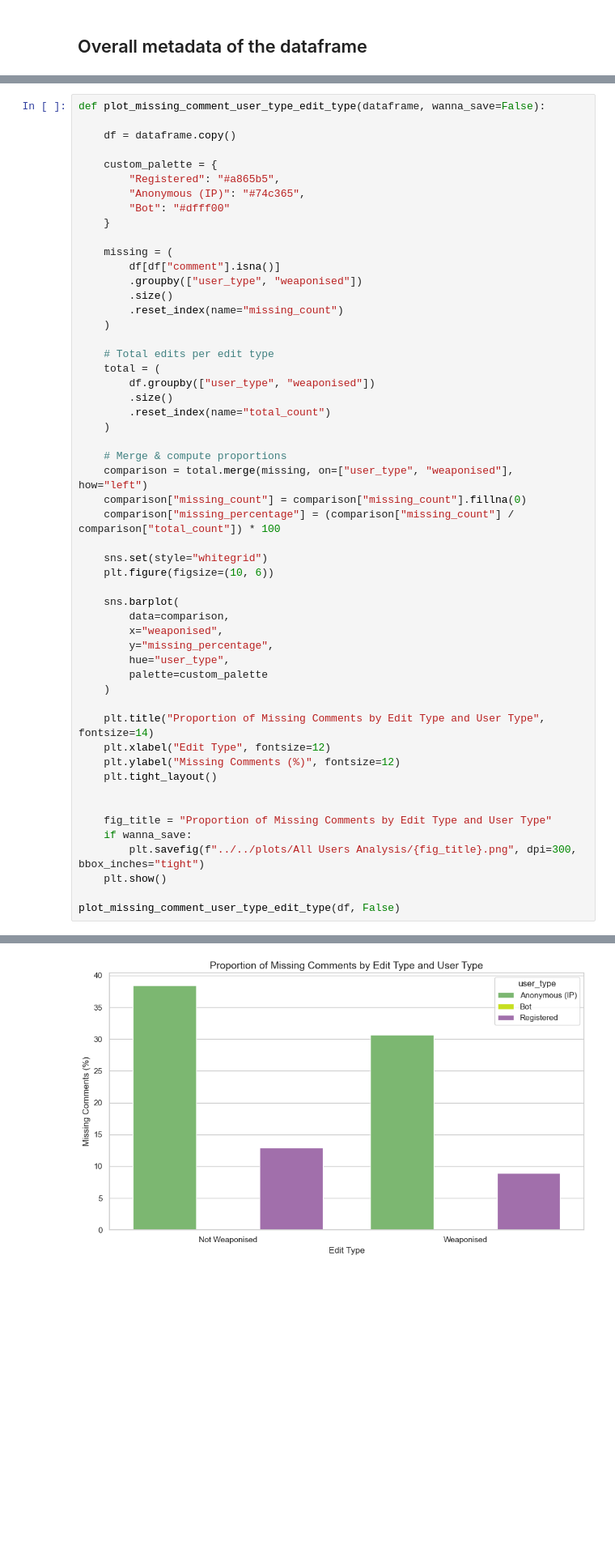
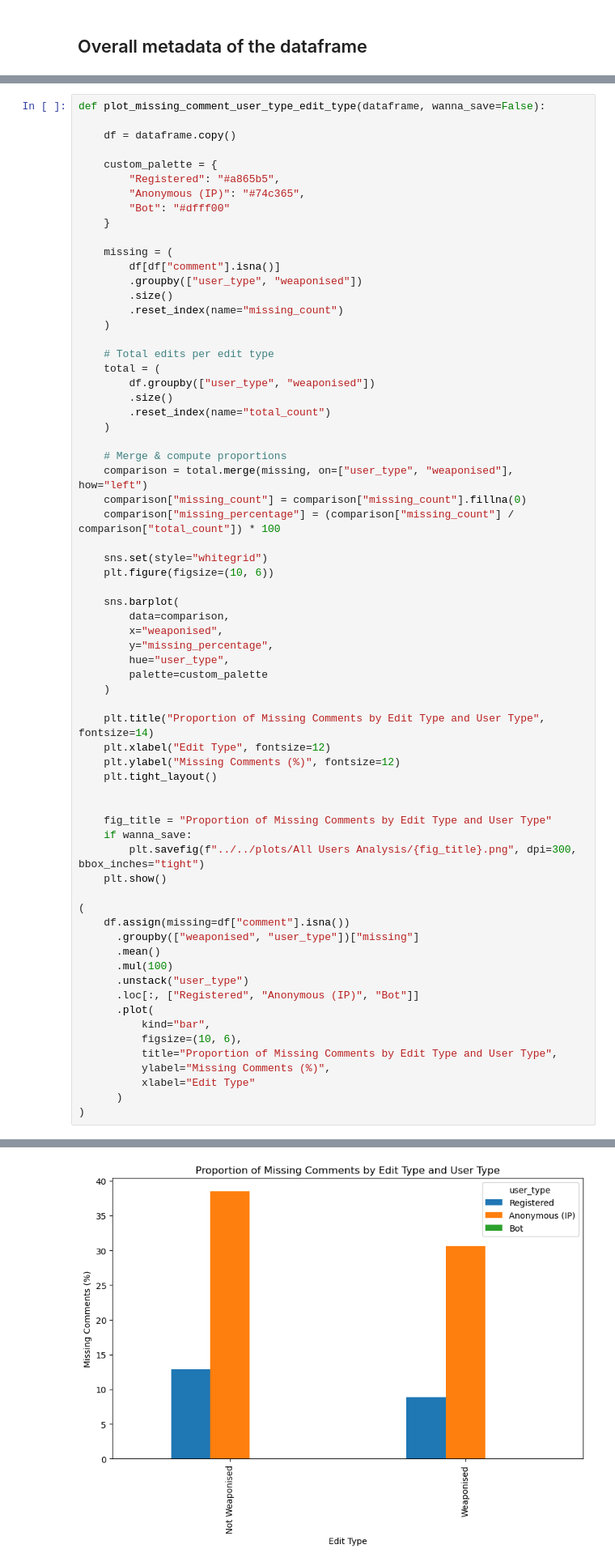
Before and after one commit to dh-epfl-students/dhlab-cultural-weaponisation-ukraine-benchmark, a Jupyter notebook: notebooks/All Users Analysis/exploring.ipynb, the cells around one changed output, grey strips where cells are left out. Shown at 81% size. Saved outputs shown, nothing was run; the diff lists cells and outputs as text; blank space fills up the shorter version.

```diff
--- a/notebooks/All Users Analysis/exploring.ipynb
+++ b/notebooks/All Users Analysis/exploring.ipynb
@@ -379,5 +455,19 @@ def plot_missing_comment_user_type_edit_type(dataframe, wanna_save=False):
         plt.savefig(f"../../plots/All Users Analysis/{fig_title}.png", dpi=300, bbox_inches="tight")
     plt.show()
 
-plot_missing_comment_user_type_edit_type(df, False)
+(
+    df.assign(missing=df["comment"].isna())
+      .groupby(["weaponised", "user_type"])["missing"]
+      .mean()
+      .mul(100)
+      .unstack("user_type")
+      .loc[:, ["Registered", "Anonymous (IP)", "Bot"]]
+      .plot(
+          kind="bar",
+          figsize=(10, 6),
+          title="Proportion of Missing Comments by Edit Type and User Type",
+          ylabel="Missing Comments (%)",
+          xlabel="Edit Type"
+      )
+)
 # %% [output]
@@ -384,4 +475,4 @@ plot_missing_comment_user_type_edit_type(df, False)
-[figure, old version]
+[figure, new version]
 # %%
 def plot_heatmaps_years(dataframe, years="all", wanna_save=False):
 
```
Also changed, not shown: parts of 3 cells of this notebook, 5 other files.
